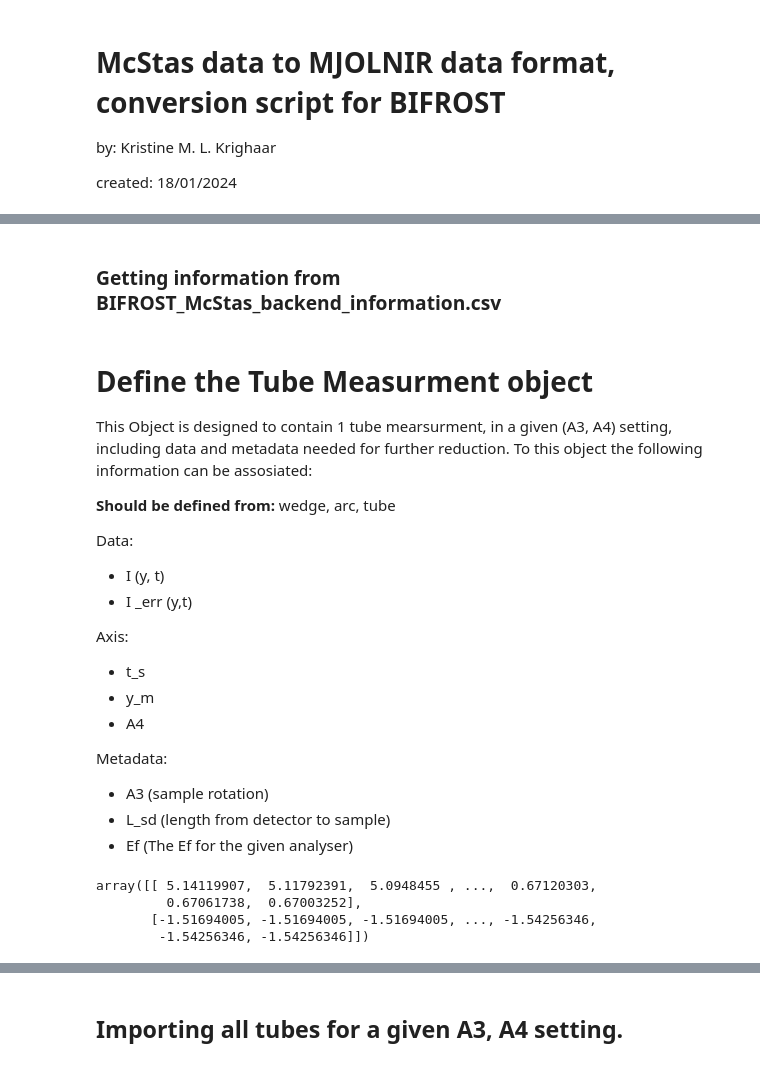
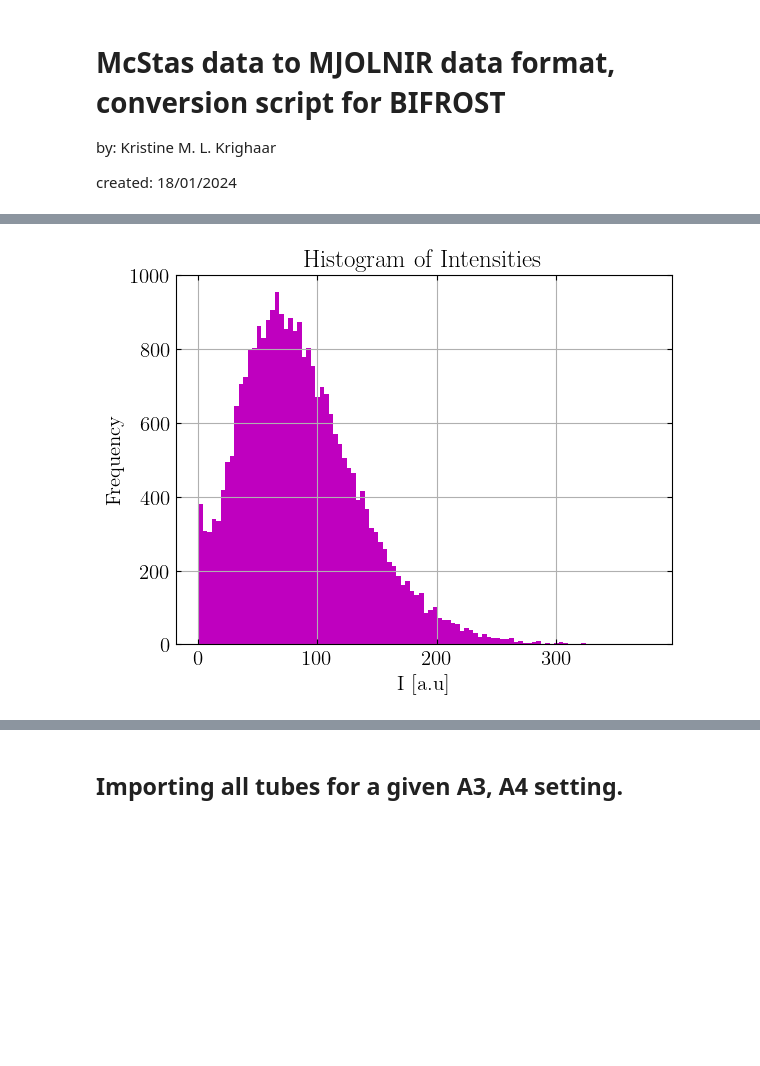
Before and after one commit to JEGKANIKMULTITASK/BIFROST, a Jupyter notebook: DataConversionMJOLNIR/BifrostConversionToMjolnir.ipynb, the cells around one changed output, grey strips where cells are left out. Saved outputs shown, nothing was run; the diff lists cells and outputs as text; code cells hidden in the pictures; blank space fills up the shorter version.

```diff
--- a/DataConversionMJOLNIR/BifrostConversionToMjolnir.ipynb
+++ b/DataConversionMJOLNIR/BifrostConversionToMjolnir.ipynb
@@ -22,2 +20,0 @@ Full overview of how converison is done:
-# %% [markdown]
-### Getting information from BIFROST_McStas_backend_information.csv
@@ -37,20 +20,0 @@ back_info = back_info[(back_info[:,0]== 2.7)  & (back_info[:,2]== 4) | (back_inf
-# %% [markdown]
-# Define the Tube Measurment object
-
-This Object is designed to contain 1 tube mearsurment, in a given (A3, A4) setting,  including data and metadata needed for further reduction. To this object the following information can be assosiated:
-
-**Should be defined from:** wedge, arc, tube
-
-Data:
-- I (y, t)
-- I _err (y,t)
-
-Axis:
-- t_s
-- y_m
-- A4
-
-Metadata:
-- A3 (sample rotation)
-- L_sd (length from detector to sample)
-- Ef (The Ef for the given analyser)
@@ -218,26 +21,33 @@ class tube_measurement:
 # %%
-scan_file_path = '../McStasScript/run_folder/test5/mccode.h5'
+scan_file_path = '../McStasScript/run_folder/res_sample_test1/mccode.h5'
 
 ob = tube_measurement(wedge=6, arc=4, tube=1)
 ob.getI(scan_file_path)
 ob.getI_err(scan_file_path)
 
 ob.get_t_s(scan_file_path)
 ob.get_y_m(scan_file_path)
 ob.getA3(scan_file_path)
 
 ob.getA4(scan_file_path)
 
 ob.calcDE()
 ob.calcQ()
+
+#print(ob.CorrectI())
+
 ob.flatten()
 
-ob.Q
+data_flat = ob.I
+
+plt.hist(data_flat[(data_flat>0.01)], bins=100, color='m')  # Adjust the number of bins as needed
+plt.xlabel('I [a.u]')
+plt.ylabel('Frequency')
+plt.title('Histogram of Intensities')
+plt.grid(True)
+plt.show()
 # %% [output]
-array([[ 5.14119907,  5.11792391,  5.0948455 , ...,  0.67120303,
-         0.67061738,  0.67003252],
-       [-1.51694005, -1.51694005, -1.51694005, ..., -1.54256346,
-        -1.54256346, -1.54256346]])
+[figure, added]
 # %%
 deltaE1 = ob.Delta_E
 I1 = ob.I
```
Also changed, not shown: parts of 14 cells of this notebook, 6 other files.
